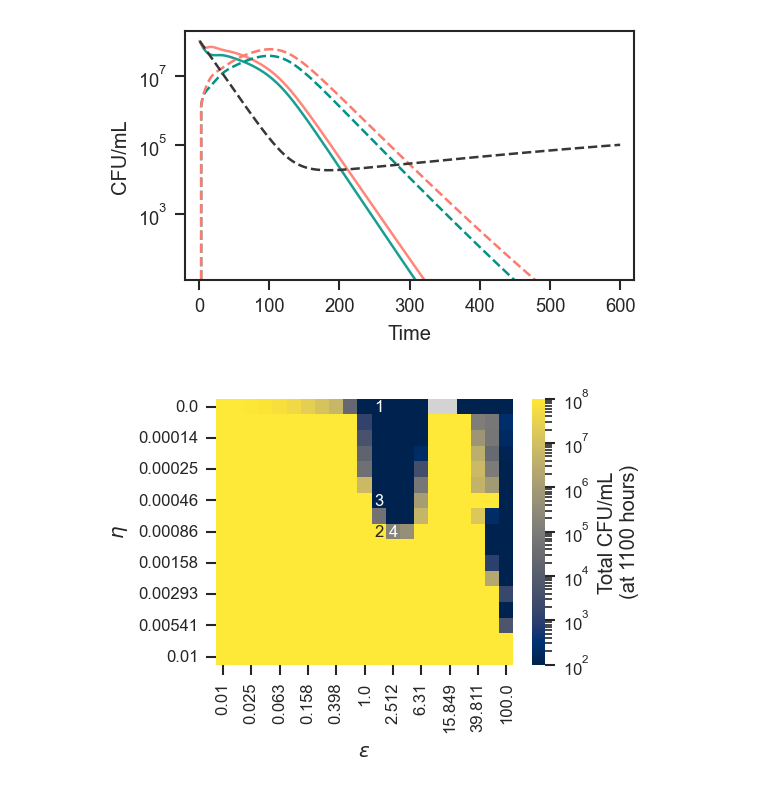
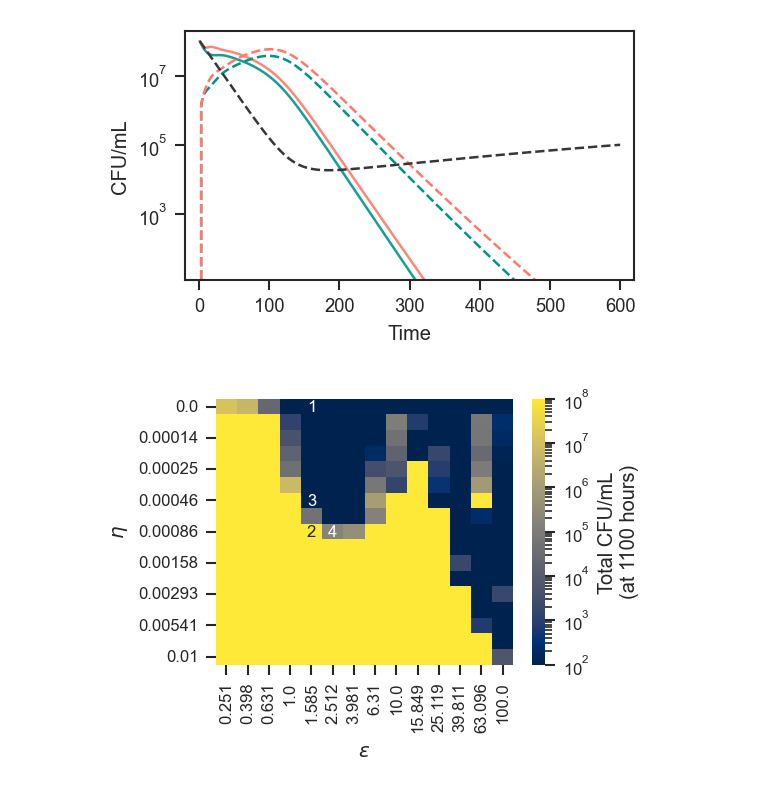
Before and after one commit to microbial-pangenomes-lab/2026_tricomm, a Jupyter notebook: notebooks/modelling.ipynb, the cells around one changed output. Saved outputs shown, nothing was run; the diff lists cells and outputs as text; code cells hidden in the pictures.

```diff
--- a/notebooks/modelling.ipynb
+++ b/notebooks/modelling.ipynb
@@ -450,6 +450,8 @@ for name, fname in files.items():
 [figure]
 [figure]
 # %%
+EPSILON_MIN = 0.251
+
 s = pd.read_csv('../data/model/epsilon_all_sensitive.tsv', sep='\t')
 
 s['LM'] = s['As'] * 1E7
@@ -474,6 +476,8 @@ h['log(epsilon)'] = np.log10(h['epsilon'])
 h['epsilon'] = h['epsilon'].round(3)
 h['eta'] = h['eta'].round(5)
 
+h = h[h['epsilon'] >= EPSILON_MIN]
+
 hn = h[h['time'] == h['time'].max()]
 hmin = h.groupby(['epsilon', 'eta'])[['LM', 'PM', 'PL']].min().min(axis=1).rename('min strain').reset_index()
 
@@ -498,29 +502,29 @@ hlab = hmin.pivot(index='epsilon',
 # %%
 with plt.rc_context({'xtick.labelsize': 8, 'ytick.labelsize': 8}):
 
     plt.figure(figsize=(3.2, 2.3))
 
     cmap = matplotlib.colormaps.get_cmap('cividis')
-    cmap.set_bad('lightgrey')
+    # cmap.set_under('blue')
 
-    sns.heatmap(data=hn.pivot_table(columns='epsilon', index='eta', values='total'),
+    sns.heatmap(data=hn.pivot_table(columns='epsilon', index='eta', values='total').replace(0, 1),
         cmap=cmap,
         norm=LogNorm(vmin=100, vmax=1E8),
         cbar_kws={'label': 'Total CFU/mL\n(at 1100 hours)'},
         annot=hlab.T, fmt='',
         annot_kws={'size': 8}
     )
 
     plt.ylabel(r'$\eta$')
     plt.xlabel(r'$\epsilon$')
 
 plt.savefig('model_sweep.png',
             dpi=300,
             bbox_inches='tight',
             transparent=True
            )
 plt.savefig('model_sweep.svg',
             dpi=300, bbox_inches='tight',
             transparent=True);
 # %% [output]
-[figure, old version]
+[figure, new version]
```
Also changed, not shown: parts of 4 cells of this notebook, 5 other files.
